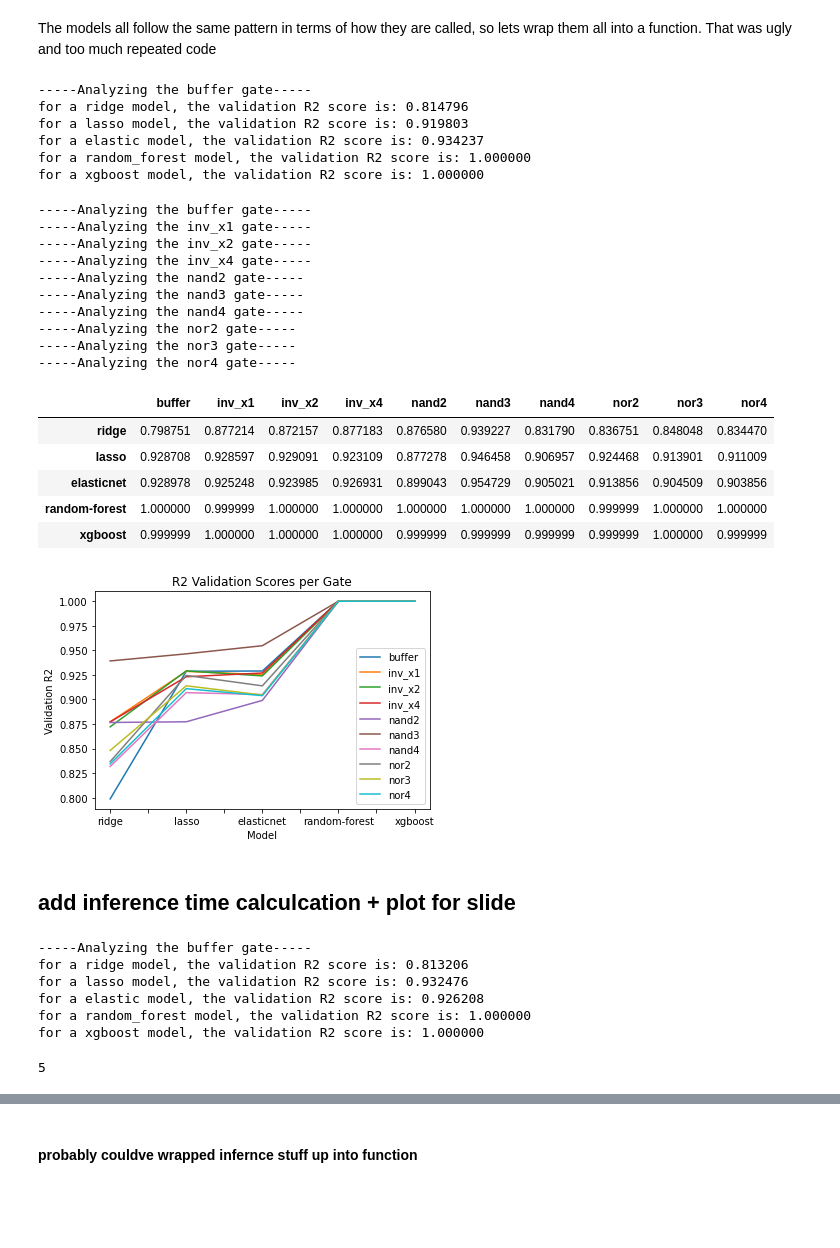
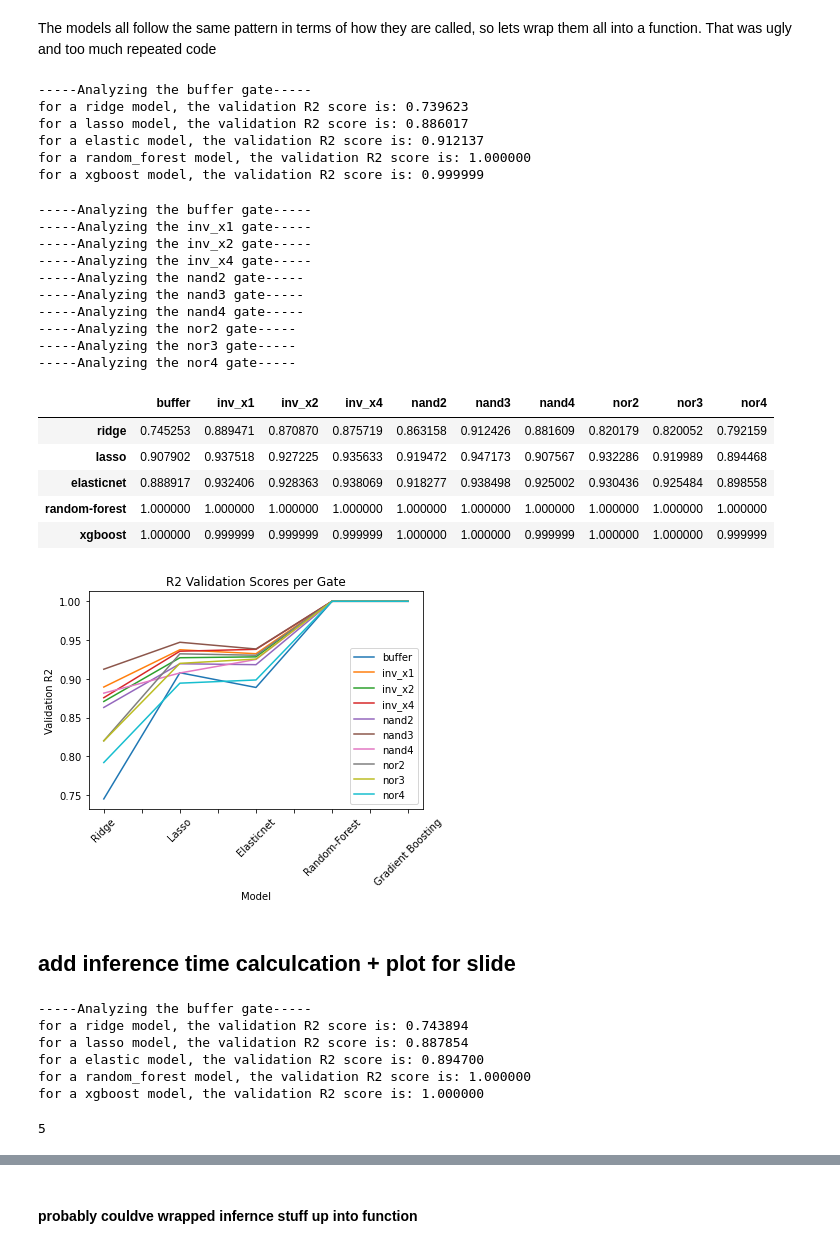
Before and after one commit to azaidi06/bml-lbl, a Jupyter notebook: 04_simple_models.ipynb, the cells around one changed output, grey strips where cells are left out. Drawn from its saved outputs; the diff is of its cells as text; code cells hidden in the pictures; blank space fills up the shorter version.

Commit message:
reran with rectified data for 10 gates

```diff
--- a/04_simple_models.ipynb
+++ b/04_simple_models.ipynb
@@ -13,7 +13,7 @@ import xgboost as xgb
 # %% [markdown]
 First, we'll extract the data for a single run. This should feature 10 different gates
 # %%
-df = pd.read_csv('data/run1.csv')
+df = pd.read_csv('data/ten_gate.csv')
 df.head(2)
 # %% [output]
 |  | gate_type | voltage | thickness | clock_cycle | t_rise | t_fall | t_delay |
@@ -44,11 +44,11 @@ Lets flesh out a few functions that will make our lives easier in order to index
 def get_gate(gate_type='buffer'): return df[df.gate_type == gate_type]
 # %%
 def get_gate_xy(gate_type='buffer'):
-    y_drop = 't_fall' if gate_type == 'buffer' else 't_rise'
+    #y_drop = 't_fall' if gate_type == 'buffer' else 't_rise'
     df = get_gate(gate_type)
     x_cols = ['clock_cycle', 'thickness', 'voltage']
     y_cols = ['t_delay', 't_rise', 't_fall']
-    y_cols.remove(y_drop)
+    #y_cols.remove(y_drop)
     x = np.vstack(df[x_cols].values).astype('float')
     y = np.vstack(np.vstack(df[y_cols].values)).astype('float')
     return x, y
@@ -196,11 +194,11 @@ def run_models(gate_type='buffer', random_state=0, print_vals=True):
 _ = run_models(print_vals=True)
 # %% [output]
 -----Analyzing the buffer gate-----
-for a ridge model, the validation R2 score is: 0.814796
-for a lasso model, the validation R2 score is: 0.919803
-for a elastic model, the validation R2 score is: 0.934237
+for a ridge model, the validation R2 score is: 0.739623
+for a lasso model, the validation R2 score is: 0.886017
+for a elastic model, the validation R2 score is: 0.912137
 for a random_forest model, the validation R2 score is: 1.000000
-for a xgboost model, the validation R2 score is: 1.000000
+for a xgboost model, the validation R2 score is: 0.999999
 # %%
 def model_gates(gate_dict, print_vals=True):
     gate_scores = {}
@@ -226,16 +224,19 @@ results_df
 -----Analyzing the nor3 gate-----
 -----Analyzing the nor4 gate-----
 |  | buffer | inv_x1 | inv_x2 | inv_x4 | nand2 | nand3 | nand4 | nor2 | nor3 | nor4 |
-| ridge | 0.798751 | 0.877214 | 0.872157 | 0.877183 | 0.876580 | 0.939227 | 0.831790 | 0.836751 | 0.848048 | 0.834470 |
-| lasso | 0.928708 | 0.928597 | 0.929091 | 0.923109 | 0.877278 | 0.946458 | 0.906957 | 0.924468 | 0.913901 | 0.911009 |
-| elasticnet | 0.928978 | 0.925248 | 0.923985 | 0.926931 | 0.899043 | 0.954729 | 0.905021 | 0.913856 | 0.904509 | 0.903856 |
-| random-forest | 1.000000 | 0.999999 | 1.000000 | 1.000000 | 1.000000 | 1.000000 | 1.000000 | 0.999999 | 1.000000 | 1.000000 |
-| xgboost | 0.999999 | 1.000000 | 1.000000 | 1.000000 | 0.999999 | 0.999999 | 0.999999 | 0.999999 | 1.000000 | 0.999999 |
+| ridge | 0.745253 | 0.889471 | 0.870870 | 0.875719 | 0.863158 | 0.912426 | 0.881609 | 0.820179 | 0.820052 | 0.792159 |
+| lasso | 0.907902 | 0.937518 | 0.927225 | 0.935633 | 0.919472 | 0.947173 | 0.907567 | 0.932286 | 0.919989 | 0.894468 |
+| elasticnet | 0.888917 | 0.932406 | 0.928363 | 0.938069 | 0.918277 | 0.938498 | 0.925002 | 0.930436 | 0.925484 | 0.898558 |
+| random-forest | 1.000000 | 1.000000 | 1.000000 | 1.000000 | 1.000000 | 1.000000 | 1.000000 | 1.000000 | 1.000000 | 1.000000 |
+| xgboost | 1.000000 | 0.999999 | 0.999999 | 0.999999 | 1.000000 | 1.000000 | 0.999999 | 1.000000 | 1.000000 | 0.999999 |
 # %%
+results_df = results_df.T.rename(columns={'ridge':'Ridge', 'lasso':'Lasso', 'elasticnet': 'Elasticnet',
+                            'random-forest': 'Random-Forest', 'xgboost': 'Gradient Boosting'}).T
 results_df.plot.line(title='R2 Validation Scores per Gate',
-                    xlabel='Model', ylabel='Validation R2');
+                    xlabel='Model', ylabel='Validation R2')
+plt.xticks(rotation=45);
 # %% [output]
-[figure, old version]
+[figure, new version]
 # %% [markdown]
 ## add inference time calculcation + plot for slide
 # %%
@@ -258,9 +259,9 @@ inf_models = inf_models()
 len(inf_models)
 # %% [output]
 -----Analyzing the buffer gate-----
-for a ridge model, the validation R2 score is: 0.813206
-for a lasso model, the validation R2 score is: 0.932476
-for a elastic model, the validation R2 score is: 0.926208
+for a ridge model, the validation R2 score is: 0.743894
+for a lasso model, the validation R2 score is: 0.887854
+for a elastic model, the validation R2 score is: 0.894700
 for a random_forest model, the validation R2 score is: 1.000000
 for a xgboost model, the validation R2 score is: 1.000000
 5
```
Also changed, not shown: parts of 17 cells of this notebook, 11 other files.
